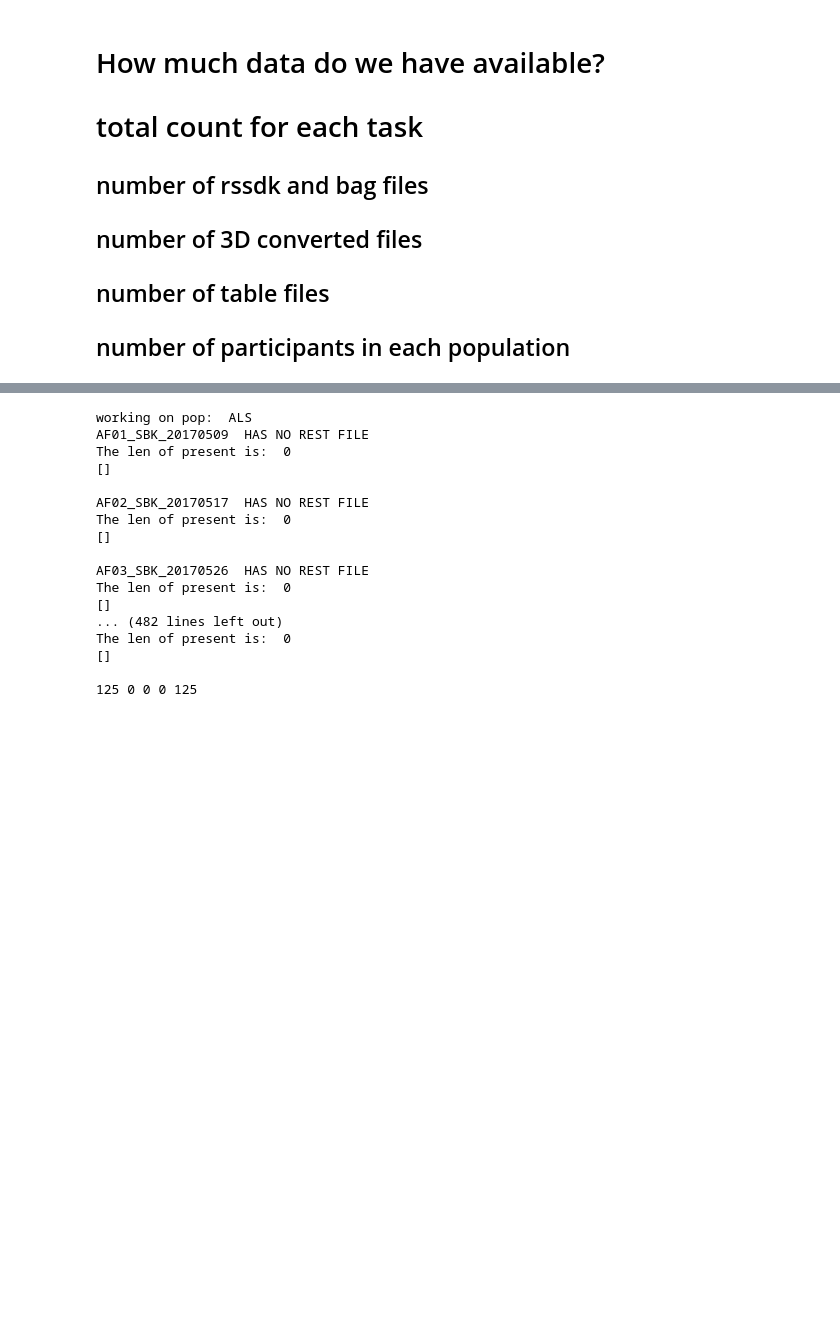
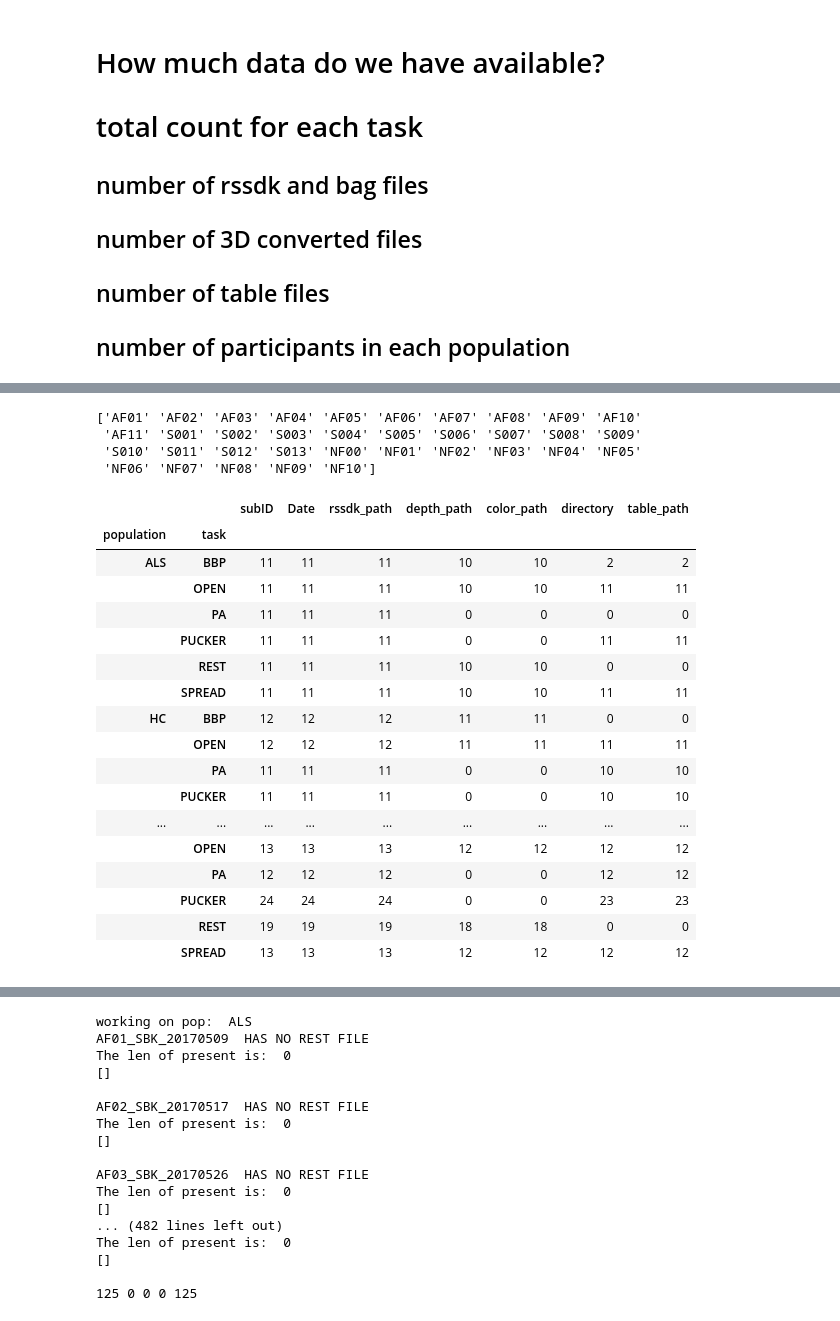
Before and after one commit to denizjafari/ClinicalScore, a Jupyter notebook: data_availability.ipynb, the cells around one changed output, grey strips where cells are left out. Cells and saved outputs as stored; diff of their text form; code cells hidden in the pictures; blank space fills up the shorter version.

```diff
--- a/data_availability.ipynb
+++ b/data_availability.ipynb
@@ -292,0 +428,10 @@ NF27_TRI_20190912
+# %%
+header = ['subID','Date','task','depth_path','color_path']
+avi_df = pd.DataFrame(columns=header)
+avi_df['task'] = avi_task
+avi_df['depth_path'] = master_depth
+avi_df['color_path'] = master_color
+avi_df['subID'] = avi_sub
+avi_df['Date'] = avi_date
+print(len(avi_df))
+avi_df.head()
@@ -292,0 +446,6 @@ NF27_TRI_20190912
+# %%
+# merge the raw rssdk df with processed depth and color avi dfs
+
+rssdk_df_full = rssdk_df.merge(avi_df, how= 'left', left_on=['subID','Date', 'task'], right_on=['subID','Date', 'task'])
+print(len(rssdk_df_full))
+rssdk_df_full.head()
@@ -292,0 +607,11 @@ NF27_TRI_20190912
+# %%
+ids = ['A', 'O', 'S', 'N']
+def pop_labeler(row):
+    for i in ids:
+        if i in row:
+            if i == "A":
+                return 'ALS'
+            elif i == 'O' or i == "S":
+                return 'Stroke'
+            else:
+                return 'HC'
@@ -292,0 +651,30 @@ NF27_TRI_20190912
+# %%
+print(rssdk_df_full['subID'].unique())
+# %% [output]
+['AF01' 'AF02' 'AF03' 'AF04' 'AF05' 'AF06' 'AF07' 'AF08' 'AF09' 'AF10'
+ 'AF11' 'S001' 'S002' 'S003' 'S004' 'S005' 'S006' 'S007' 'S008' 'S009'
+ 'S010' 'S011' 'S012' 'S013' 'NF00' 'NF01' 'NF02' 'NF03' 'NF04' 'NF05'
+ 'NF06' 'NF07' 'NF08' 'NF09' 'NF10']
+# %%
+rssdk_df_full['population'] = [pop_labeler(x) for x in rssdk_df_full['subID']]
+# %%
+rssdk_df_full.groupby(['population', 'task']).count()
+# %% [output]
+|  |  | subID | Date | rssdk_path | depth_path | color_path | directory | table_path |
+| population | task |  |  |  |  |  |  |  |
+| ALS | BBP | 11 | 11 | 11 | 10 | 10 | 2 | 2 |
+|  | OPEN | 11 | 11 | 11 | 10 | 10 | 11 | 11 |
+|  | PA | 11 | 11 | 11 | 0 | 0 | 0 | 0 |
+|  | PUCKER | 11 | 11 | 11 | 0 | 0 | 11 | 11 |
+|  | REST | 11 | 11 | 11 | 10 | 10 | 0 | 0 |
+|  | SPREAD | 11 | 11 | 11 | 10 | 10 | 11 | 11 |
+| HC | BBP | 12 | 12 | 12 | 11 | 11 | 0 | 0 |
+|  | OPEN | 12 | 12 | 12 | 11 | 11 | 11 | 11 |
+|  | PA | 11 | 11 | 11 | 0 | 0 | 10 | 10 |
+|  | PUCKER | 11 | 11 | 11 | 0 | 0 | 10 | 10 |
+| ... | ... | ... | ... | ... | ... | ... | ... | ... |
+|  | OPEN | 13 | 13 | 13 | 12 | 12 | 12 | 12 |
+|  | PA | 12 | 12 | 12 | 0 | 0 | 12 | 12 |
+|  | PUCKER | 24 | 24 | 24 | 0 | 0 | 23 | 23 |
+|  | REST | 19 | 19 | 19 | 18 | 18 | 0 | 0 |
+|  | SPREAD | 13 | 13 | 13 | 12 | 12 | 12 | 12 |
```
Also changed, not shown: parts of 26 cells of this notebook.
